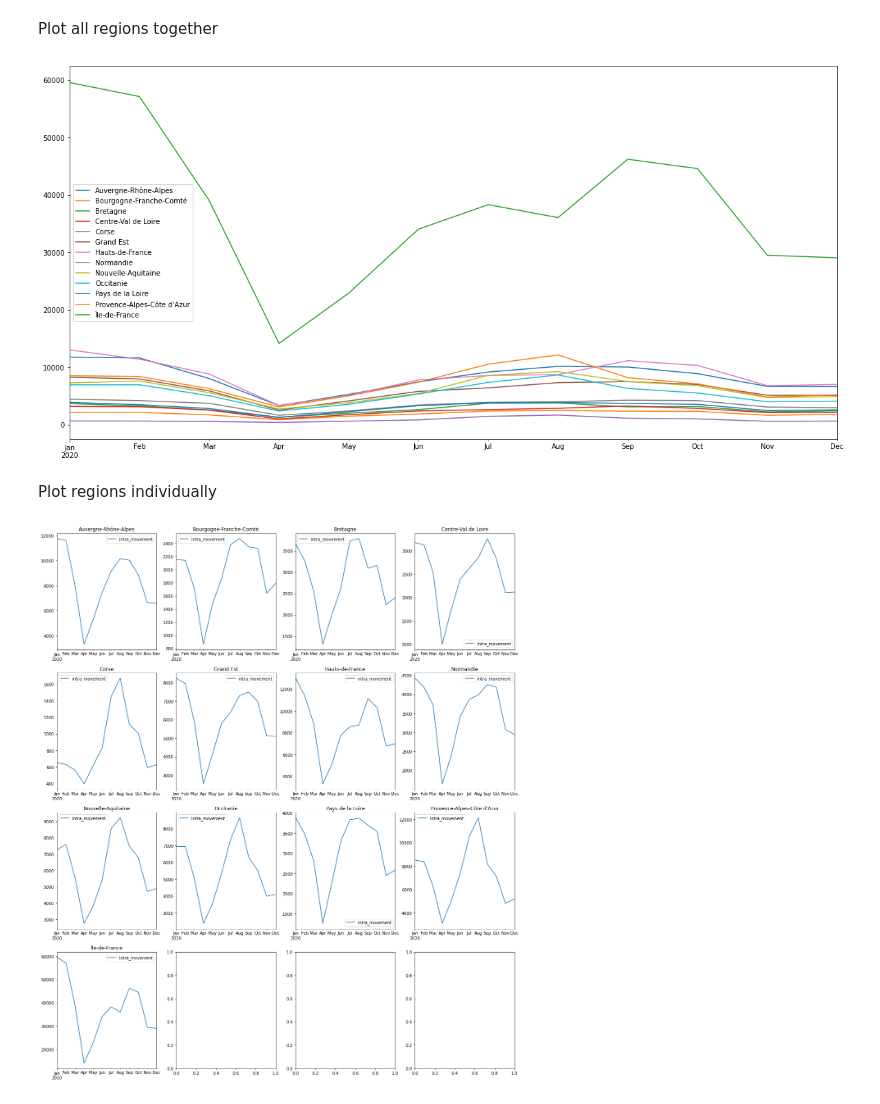
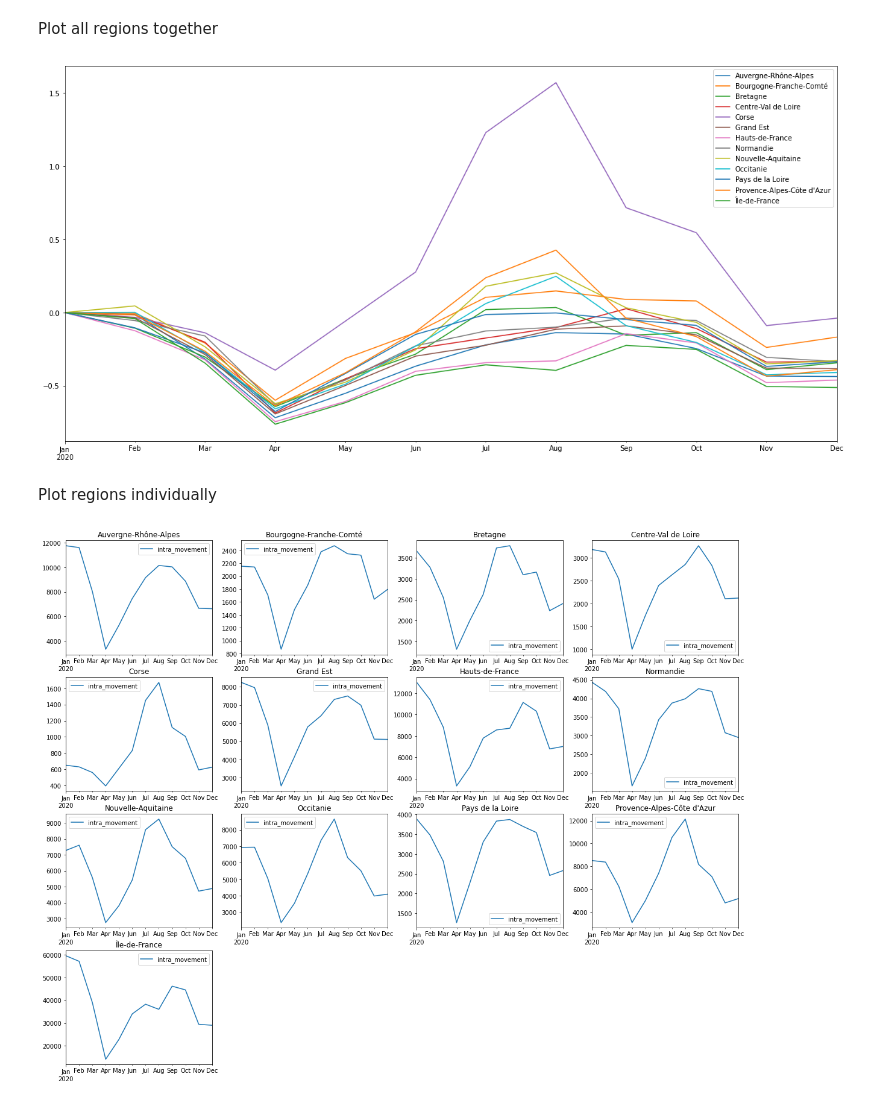
Before and after one commit to gladcolor/GIBD_RESTAPI, a Jupyter notebook: ODT_case_study_France.ipynb, the cells around one changed output. Cells and saved outputs as stored; diff of their text form; code cells hidden in the pictures.

```diff
--- a/ODT_case_study_France.ipynb
+++ b/ODT_case_study_France.ipynb
@@ -159,11 +160,14 @@ plt.show()
 Plot all regions together
 # %%
 groupped = df.groupby([pd.Grouper(freq='M'), 'place'], as_index=True )['intra_movement'].sum().to_frame()
+
+changes = groupped.groupby(level=[0, 1])['intra_movement'].sum() / jan_data['intra_movement']- 1
+
 fig, ax = plt.subplots()
-ax = groupped.unstack(level=1).plot(figsize=(20, 10), ax=ax)
+ax = changes.unstack(level=1).plot(figsize=(20, 10), ax=ax)
 ax.set(xlabel="")
 ax.legend(groupped.unstack(level=1).columns.get_level_values(1));
 # %% [output]
-[figure, old version]
+[figure, new version]
 # %% [markdown]
 Plot  regions individually
@@ -174,24 +174,19 @@ places = groupped.index.get_level_values("place").unique()
 # %%
-import math
-
-row_cnt = math.ceil(math.sqrt(len(places)))
-col_cnt = math.ceil(len(places)/row_cnt)
-fig, axes = plt.subplots(row_cnt, col_cnt, figsize=(row_cnt * 5, col_cnt * 6) )
-vmin= groupped['intra_movement'].min()
-vmax= groupped['intra_movement'].max()
-
-# jan_data =
+groupped = df.groupby([pd.Grouper(freq='M'), 'place'] )['intra_movement'].sum().to_frame()
+groupped = groupped.reorder_levels(['place', "date"])
+places = groupped.index.get_level_values("place").unique()
+col_cnt = min(6, math.ceil(math.sqrt(len(places))))
+row_cnt = math.ceil(len(places)/col_cnt)
+fig, axes = plt.subplots(row_cnt, col_cnt, figsize=(row_cnt * 5, col_cnt * 4) )
 
 for idx, place in enumerate(places):
     day_df = groupped.loc[place]
-#     re = gdf_country.set_index('GID_1').join(day_df, how='left')
     ax = day_df.plot(ax=axes[divmod(idx, col_cnt)], title = place)
     ax.set_xlabel("")
-#     print(date)
-#     re.plot(column=re['intra_movement'], cmap='PuBu',  ax=axes[divmod(idx, col_cnt)], legend=True, norm=mpl.colors.SymLogNorm(linthresh=0.3, linscale=0.3,
-#                                               vmin=vmin, vmax=vmax))
 
-# fig.colorbar(re['intra_movement'], ax=axes.ravel().tolist())
+for i in range(idx + 1, col_cnt * row_cnt, 1):
+    axes[divmod(i, col_cnt)].axis('off')
+
 plt.show()
 # %% [output]
-[figure, old version]
+[figure, new version]
```
Also changed, not shown: parts of 2 cells of this notebook.
